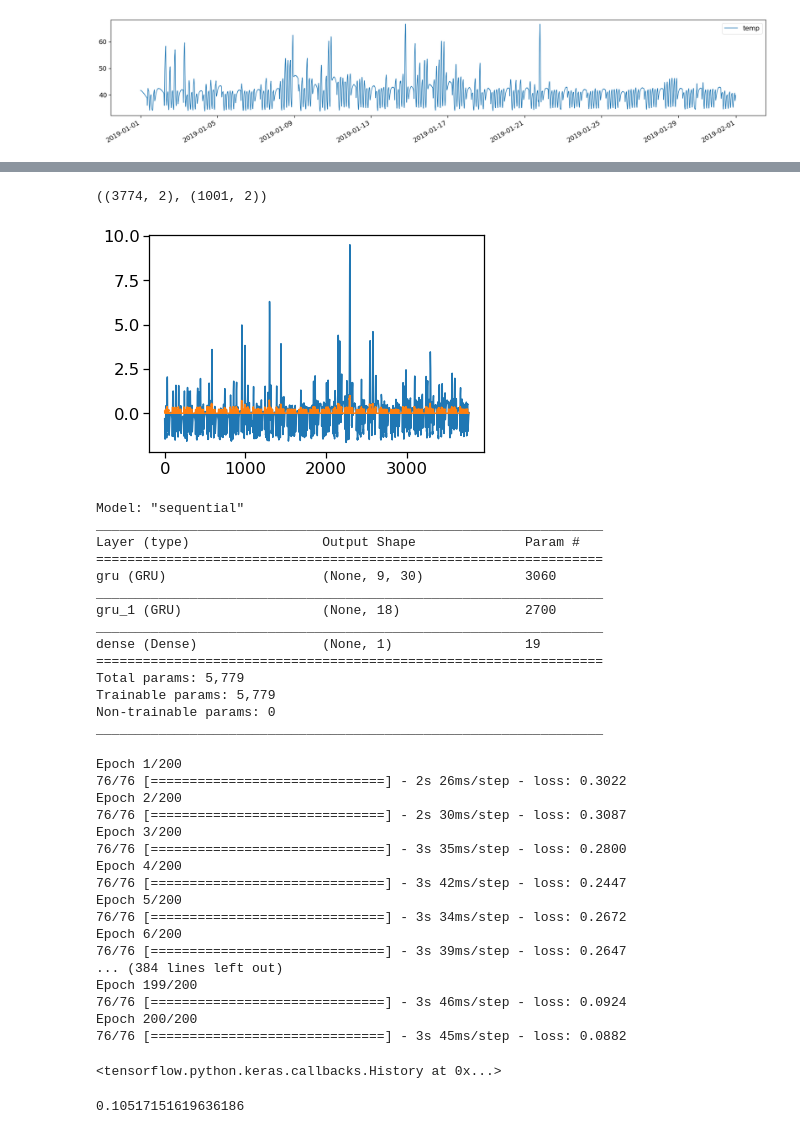
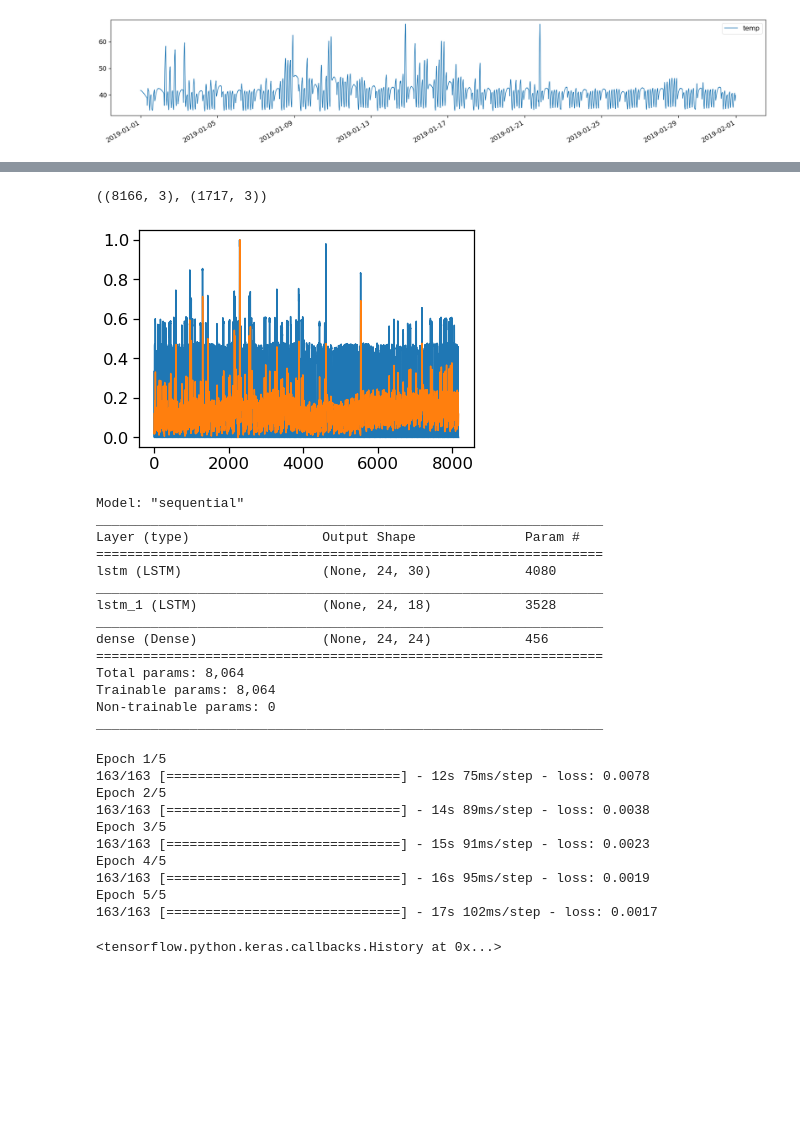
Before and after one commit to fonstelien/FYS-STK4155, a Jupyter notebook: project3/source/project3.ipynb, the cells around one changed output, grey strips where cells are left out. Saved outputs shown, nothing was run; the diff lists cells and outputs as text; code cells hidden in the pictures; blank space fills up the shorter version.

```diff
--- a/project3/source/project3.ipynb
+++ b/project3/source/project3.ipynb
@@ -94,40 +117,39 @@ def reshape2(X, y, batch_size):
         targets[i,0,0] = y[i+batch_size,0]
     return features, targets
 # %%
-X, y = nn.make_design_matrix(auxiliaries, current, temperature)
+X, y = nn.prep_current_model_dataset(auxiliaries, current, temperature)
 # %%
 start=None
-end='2018-07-01 00:00:00'
+end='2018-08-01 00:00:00'
 X_train, y_train = X[start:end].to_numpy(), y[start:end].to_numpy()
 n, p = X_train.shape
 
-start='2018-08-01 04:00:00'
-end='2018-08-08 04:00:00'
+start='2019-01-13 00:00:00'
+end='2019-01-25 00:00:00'
 X_test, y_test = X[start:end].to_numpy(), y[start:end].to_numpy()
 X_train.shape, X_test.shape
 # %% [output]
-((3774, 2), (1001, 2))
+((8166, 3), (1717, 3))
 # %%
 scaler = skl.preprocessing.MinMaxScaler()
 scaler.fit(X_train)
 X_train_scaled = scaler.transform(X_train)
 X_test_scaled = scaler.transform(X_test)
 X_train_scaled[:,0] = X_train[:,0]
 X_test_scaled[:,0] = X_test[:,0]
 
-#s, u = y_train.std(), y_train.mean()
+ymin, ymax = y_train.min(), y_train.max()
 scaler.fit(y_train)
 y_train_scaled = scaler.transform(y_train)
 y_test_scaled = scaler.transform(y_test)
 
-scaler = skl.preprocessing.StandardScaler()
 scaler.fit(y_train_scaled)
 y_train_scaled = scaler.transform(y_train_scaled)
 y_test_scaled = scaler.transform(y_test_scaled)
 
+plt.plot(X_train_scaled[:,1])
 plt.plot(y_train_scaled[:,0])
-plt.plot(X_train_scaled[:,1])
 plt.show()
 # %% [output]
-[figure, old version]
+[figure, new version]
 # %%
@@ -137,8 +159,8 @@ X_test_reshaped, y_test_reshaped = reshape2(X_test_scaled, y_test_scaled, batch_
 # %%
 model = Sequential([
-    GRU(30, return_sequences=True, input_shape=(batch_size, p), dropout=.1, recurrent_dropout=.5, unroll=True),
-    GRU(18, return_sequences=False, unroll=True),
-    Dense(1)
+    LSTM(30, return_sequences=True, input_shape=(sample_size, p), dropout=.0, recurrent_dropout=.2, unroll=True),
+    LSTM(18, return_sequences=True, unroll=True),
+    Dense(sample_size)
 ])
 model.compile(optimizer='adam', loss='mse')
 model.summary()
@@ -147,41 +169,30 @@ Model: "sequential"
 _________________________________________________________________
 Layer (type)                 Output Shape              Param #
 =================================================================
-gru (GRU)                    (None, 9, 30)             3060
+lstm (LSTM)                  (None, 24, 30)            4080
 _________________________________________________________________
-gru_1 (GRU)                  (None, 18)                2700
+lstm_1 (LSTM)                (None, 24, 18)            3528
 _________________________________________________________________
-dense (Dense)                (None, 1)                 19
+dense (Dense)                (None, 24, 24)            456
 =================================================================
-Total params: 5,779
-Trainable params: 5,779
+Total params: 8,064
+Trainable params: 8,064
 Non-trainable params: 0
 _________________________________________________________________
 # %%
-epochs = 200
-train_batch_size = 50
-model.fit(X_train_reshaped, y_train_reshaped, epochs=epochs, batch_size=train_batch_size, shuffle=False, verbose=True)
+epochs = 5
+batch_size = 50
+model.fit(X_train_reshaped, y_train_reshaped, epochs=epochs, batch_size=batch_size, shuffle=False, verbose=True)
 # %% [output]
-Epoch 1/200
-76/76 [==============================] - 2s 26ms/step - loss: 0.3022
-Epoch 2/200
-76/76 [==============================] - 2s 30ms/step - loss: 0.3087
-Epoch 3/200
-76/76 [==============================] - 3s 35ms/step - loss: 0.2800
-Epoch 4/200
-76/76 [==============================] - 3s 42ms/step - loss: 0.2447
-Epoch 5/200
-76/76 [==============================] - 3s 34ms/step - loss: 0.2672
-Epoch 6/200
-76/76 [==============================] - 3s 39ms/step - loss: 0.2647
-... (384 lines left out)
-Epoch 199/200
-76/76 [==============================] - 3s 46ms/step - loss: 0.0924
-Epoch 200/200
-76/76 [==============================] - 3s 45ms/step - loss: 0.0882
+Epoch 1/5
+163/163 [==============================] - 12s 75ms/step - loss: 0.0078
+Epoch 2/5
+163/163 [==============================] - 14s 89ms/step - loss: 0.0038
+Epoch 3/5
+163/163 [==============================] - 15s 91ms/step - loss: 0.0023
+Epoch 4/5
+163/163 [==============================] - 16s 95ms/step - loss: 0.0019
+Epoch 5/5
+163/163 [==============================] - 17s 102ms/step - loss: 0.0017
 <tensorflow.python.keras.callbacks.History at 0x...>
-# %%
-np.mean((y_pred[:,0] - y_test_reshaped[:,0,0])**2)
-# %% [output]
-0.10517151619636186
 # %%
```
Also changed, not shown: parts of 20 cells of this notebook, 2 other files.
